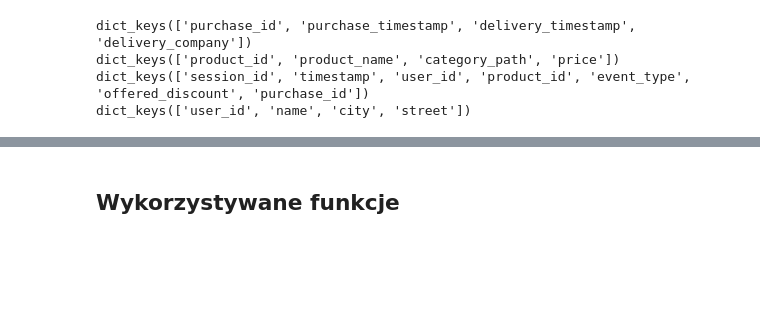
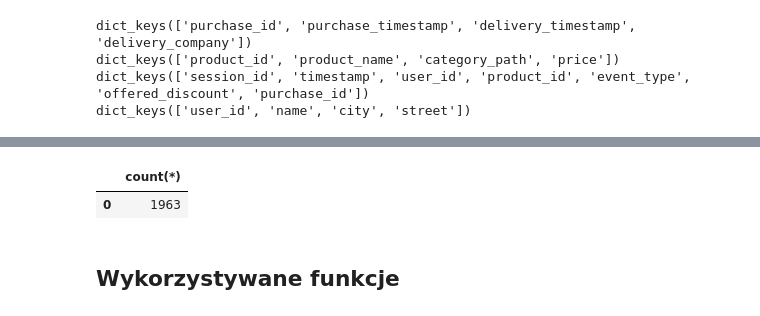
Before and after one commit to plibera/IUM_Project, a Jupyter notebook: dataAnalysis.ipynb, the cells around one changed output, grey strips where cells are left out. Saved outputs shown, nothing was run; the diff lists cells and outputs as text; code cells hidden in the pictures; blank space fills up the shorter version.

```diff
--- a/dataAnalysis.ipynb
+++ b/dataAnalysis.ipynb
@@ -34,3 +58,10 @@ dict_keys(['user_id', 'name', 'city', 'street'])
+# %%
+#pysqldf("SELECT COUNT(*) FROM dataDF WHERE event_type = \"VIEW_PRODUCT\";")
+#pysqldf("SELECT name, city, street, COUNT(*) count FROM projectedDataDF WHERE purchase_timestamp > delivery_timestamp GROUP BY name;")
+pysqldf("SELECT count(*) FROM projectedDataDF WHERE purchase_timestamp > delivery_timestamp;")
+# %% [output]
+|  | count(*) |
+| 0 | 1963 |
 # %% [markdown]
 ## Wykorzystywane funkcje
 # %%
```
Also changed, not shown: parts of 5 cells of this notebook.
